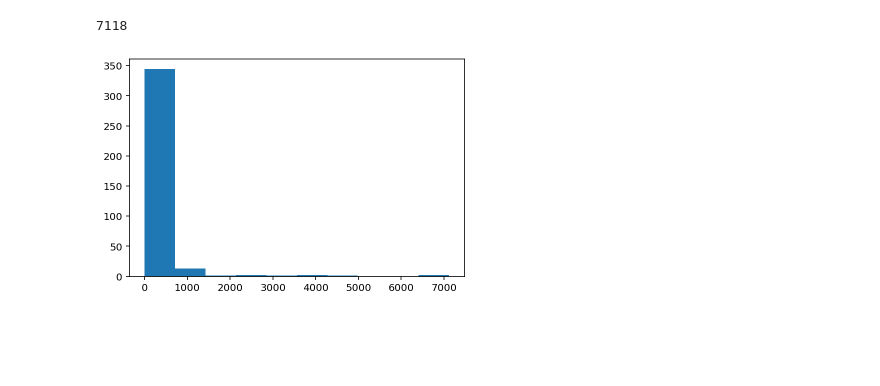
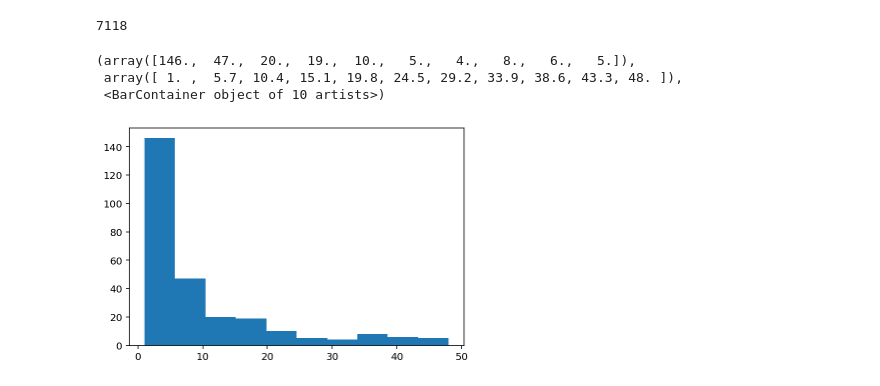
Before and after one commit to AurelienNioche/DoggyVision, a Jupyter notebook: main.ipynb, the cells around one changed output. Saved outputs shown, nothing was run; the diff lists cells and outputs as text; code cells hidden in the pictures; blank space fills up the shorter version.

```diff
--- a/main.ipynb
+++ b/main.ipynb
@@ -118,6 +118,10 @@ df.seconds.max()
 # %% [output]
 7118
 # %%
-plt.hist(df.seconds);
+fig, ax = plt.subplots()
+ax.hist(df.seconds[df.seconds < 50])
 # %% [output]
+(array([146.,  47.,  20.,  19.,  10.,   5.,   4.,   8.,   6.,   5.]),
+ array([ 1. ,  5.7, 10.4, 15.1, 19.8, 24.5, 29.2, 33.9, 38.6, 43.3, 48. ]),
+ <BarContainer object of 10 artists>)
-[figure, old version]
+[figure, new version]
```
Also changed, not shown: parts of 2 cells of this notebook, 2 other files.
